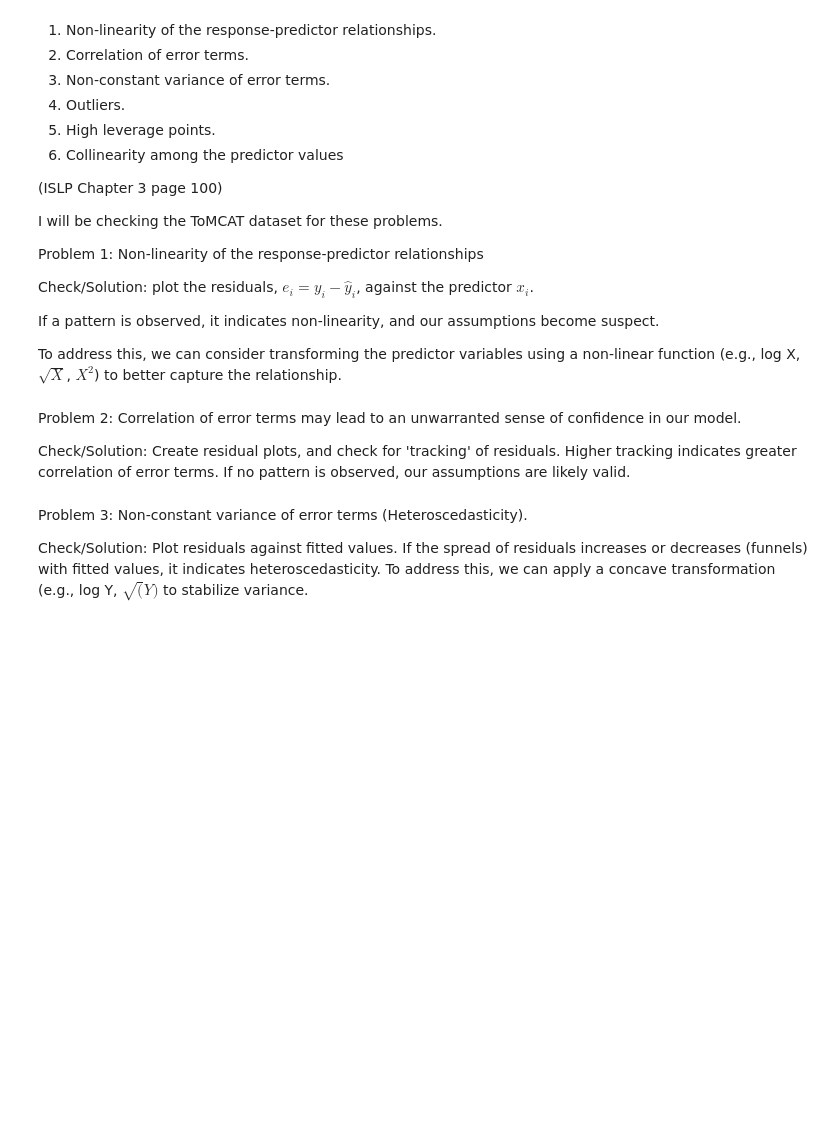
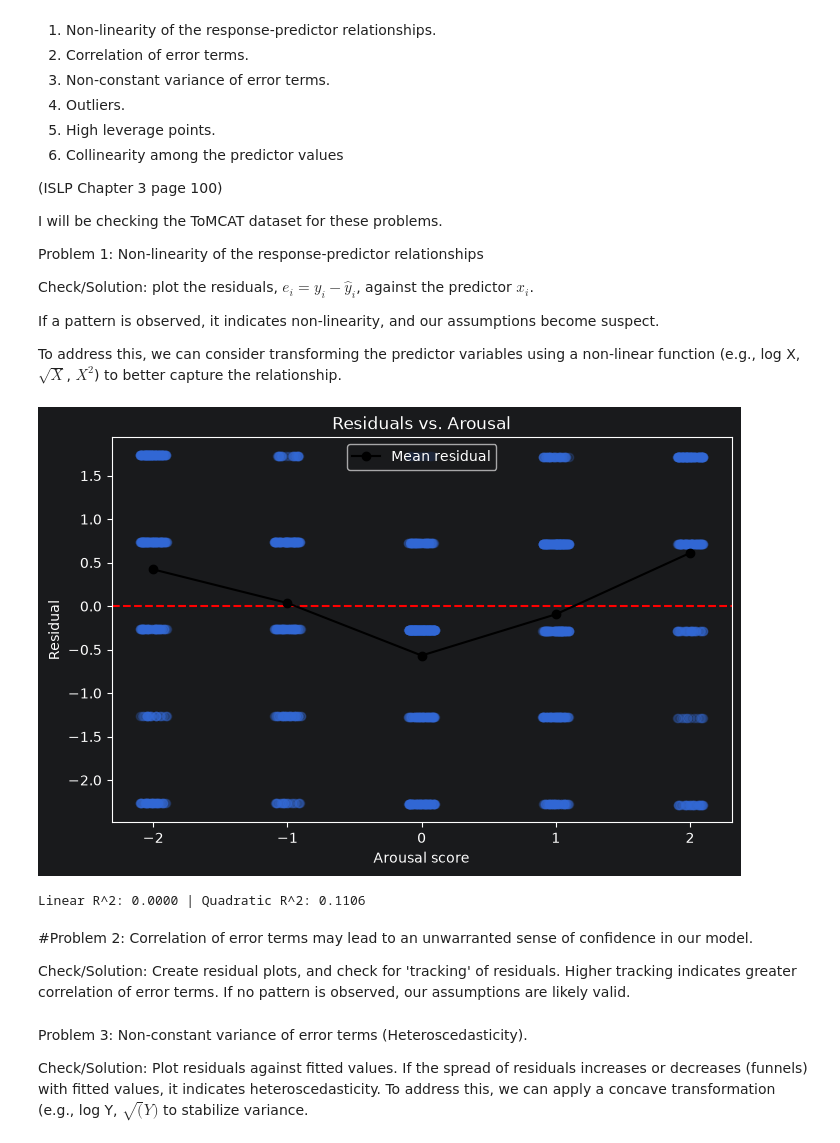
Before and after one commit to Emmett-Waechtler/ISTA_421_homework_3, a Jupyter notebook: waechtler_homework_3_dataset_demo.ipynb, the cells around one changed output. Saved outputs shown, nothing was run; the diff lists cells and outputs as text; code cells hidden in the pictures; blank space fills up the shorter version.

Commit message:
Tested residual vs. predictor and applied non-linear transformation

```diff
--- a/waechtler_homework_3_dataset_demo.ipynb
+++ b/waechtler_homework_3_dataset_demo.ipynb
@@ -52,21 +63,41 @@ To address this, we can consider transforming the predictor variables using a no
 # %%
 import numpy as np
 import pandas as pd
 import matplotlib.pyplot as plt
 import statsmodels.api as sm
 from statsmodels.stats.outliers_influence import variance_inflation_factor
 
 x = df["arousal_score"]
 y = df["valence_score"]
 
 X = sm.add_constant(x)
 model = sm.OLS(y, X).fit()
 fitted = model.fittedvalues
 resid = model.resid
 
 # Residuals vs. predictor (jittered because arousal only takes integer values between -2 and 2)
 jitter = np.random.uniform(-0.1, 0.1, size=len(x))
+plt.figure(figsize=(8, 5))
+plt.scatter(x + jitter, resid, alpha=0.2)
+plt.axhline(0, color="red", linestyle="--")
+
+# Mean residual at each arousal level; a pattern here suggests non-linearity
+mean_resid = resid.groupby(x).mean()
+plt.plot(mean_resid.index, mean_resid.values, "o-", color="black", label="Mean residual")
+plt.xlabel("Arousal score")
+plt.ylabel("Residual")
+plt.title("Residuals vs. Arousal")
+plt.legend()
+plt.show()
+
+# The resulting plot looks like a grid, so we try a non-linear transformation of the predictor (X^2) and compare R^2
+X_quad = sm.add_constant(pd.DataFrame({"x": x, "x2": x**2}))
+model_quad = sm.OLS(y, X_quad).fit()
+print(f"Linear R^2: {model.rsquared:.4f} | Quadratic R^2: {model_quad.rsquared:.4f}")
+# %% [output]
+[figure, added]
+Linear R^2: 0.0000 | Quadratic R^2: 0.1106
 # %% [markdown]
-Problem 2: Correlation of error terms may lead to an unwarranted sense of confidence in our model.
+#Problem 2: Correlation of error terms may lead to an unwarranted sense of confidence in our model.
 
 Check/Solution: Create residual plots, and check for 'tracking' of residuals. Higher tracking indicates greater correlation of error terms. If no pattern is observed, our assumptions are likely valid.
```
Also changed, not shown: parts of 2 cells of this notebook.
